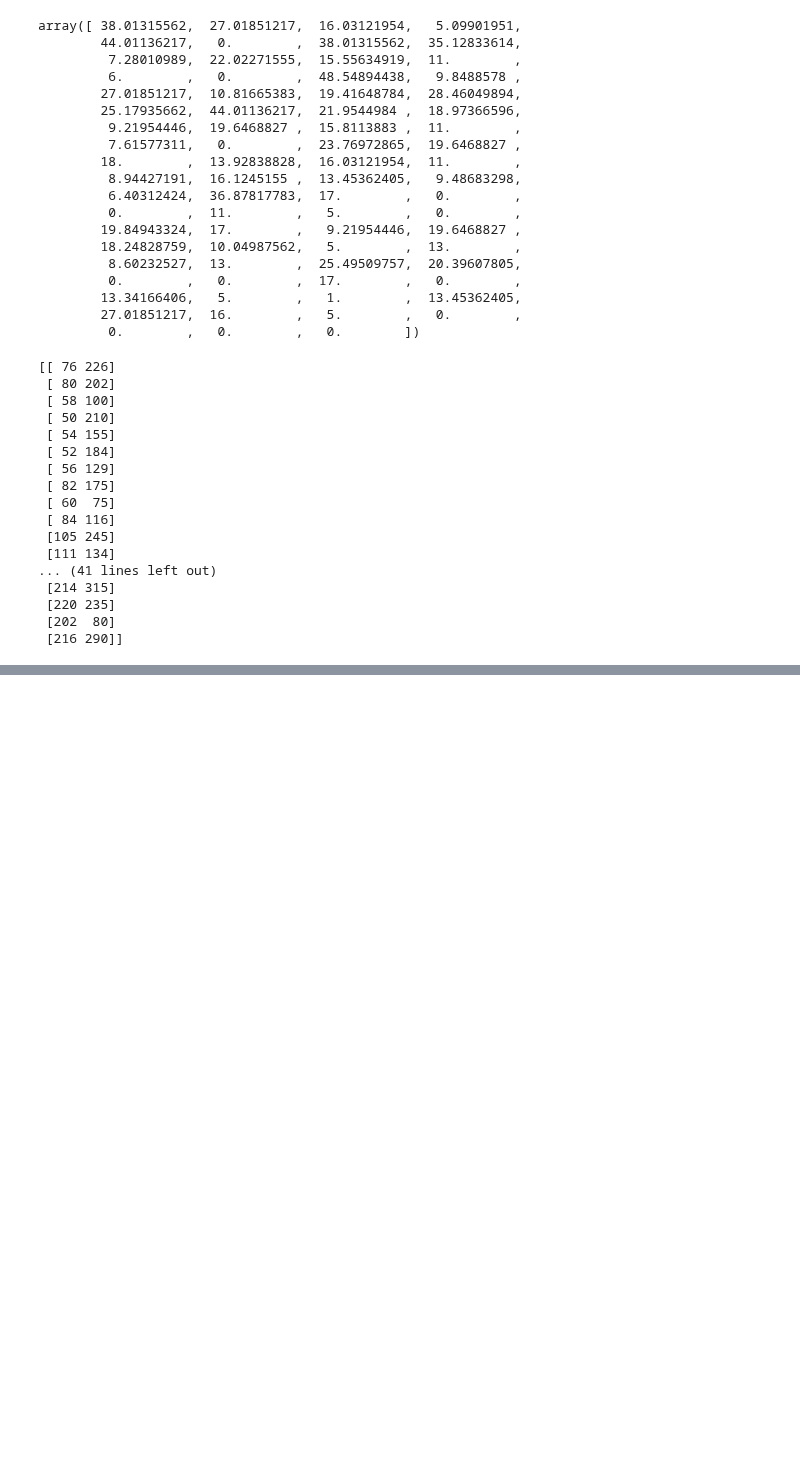
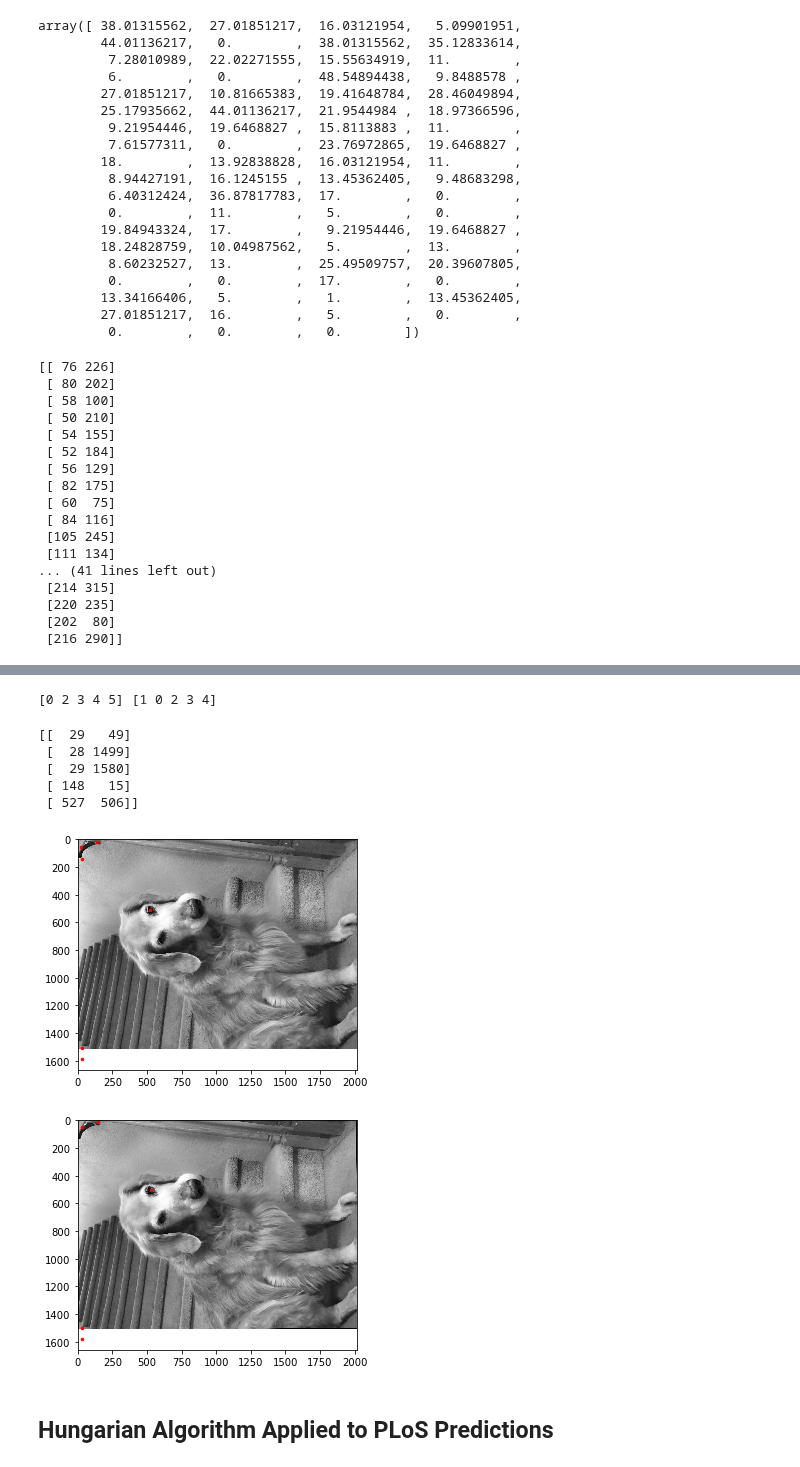
Before and after one commit to NeuroDataDesign/LIDS, a Jupyter notebook: Hungarian Algorithm - Python Implementation .ipynb, the cells around one changed output, grey strips where cells are left out. Drawn from its saved outputs; the diff is of its cells as text; code cells hidden in the pictures; blank space fills up the shorter version.

```diff
--- a/Hungarian Algorithm - Python Implementation .ipynb
+++ b/Hungarian Algorithm - Python Implementation .ipynb
@@ -586,0 +600,30 @@ plt.show()
+# %%
+row_ind, col_ind = linear_sum_assignment(cost)
+print(row_ind, col_ind)
+# %% [output]
+[0 2 3 4 5] [1 0 2 3 4]
+# %%
+coords_D_3_new = coords_D_3[col_ind]
+print(coords_D_3_new)
+# %% [output]
+[[  29   49]
+ [  28 1499]
+ [  29 1580]
+ [ 148   15]
+ [ 527  506]]
+# %%
+plt.figure(figsize = (5, 5))
+
+plt.imshow(image_1, cmap = plt.cm.gray)
+plt.plot(coords_D[:, 0], coords_D[:, 1], '.r', markersize = 5)
+
+plt.figure(figsize = (5, 5))
+
+plt.imshow(new_pic, cmap = plt.cm.gray)
+plt.plot(coords_D_3[:, 0], coords_D_3[:, 1], '.r', markersize = 5)
+plt.show()
+# %% [output]
+[figure, added]
+[figure, added]
+# %% [markdown]
+## Hungarian Algorithm Applied to PLoS Predictions
```
Also changed, not shown: parts of 65 cells of this notebook.
